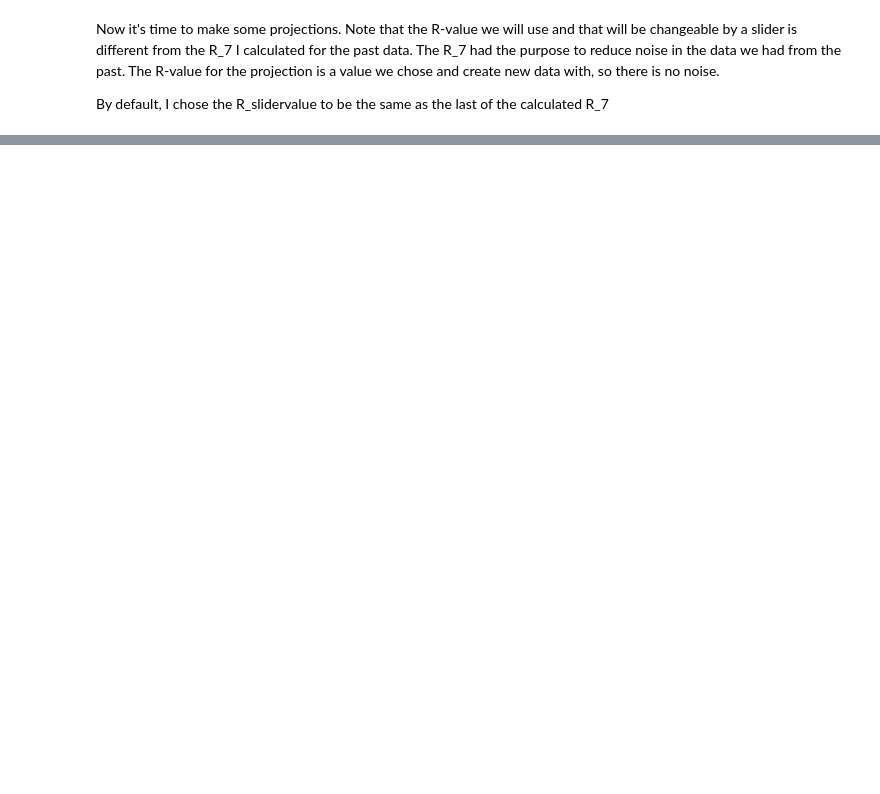
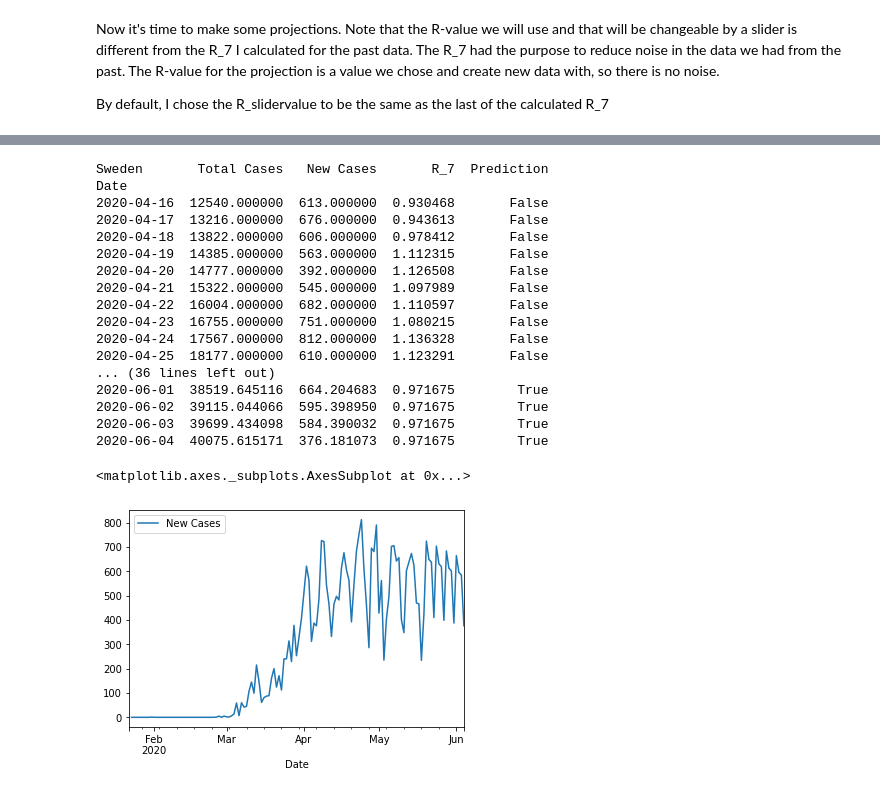
Before and after one commit to rechavar/pyCovid_TechLabsProj, a Jupyter notebook: TechLabs__finalProject.ipynb, the cells around one changed output, grey strips where cells are left out. Saved outputs shown, nothing was run; the diff lists cells and outputs as text; code cells hidden in the pictures; blank space fills up the shorter version.

```diff
--- a/TechLabs__finalProject.ipynb
+++ b/TechLabs__finalProject.ipynb
@@ -373,0 +326,34 @@ country_dataframes["Germany"].head(50)
+# %%
+from datetime import timedelta
+
+def create_projection(country):
+
+  country_prediction=(pd.DataFrame(index=pd.date_range(start=country_dataframes[country].index[-1], periods=14, freq='D'),
+                                   columns=["Total Cases", "New Cases", "R_7"]))
+  country_prediction.drop(country_prediction.index[0], inplace=True)
+  country_prediction.rename_axis(index='Date', columns=country,inplace=True)
+  country_prediction.index=pd.to_datetime(country_prediction.index)
+  country_dataframes[country]["Prediction"]=False
+  country_prediction["Prediction"]=True
+
+  country_combined=pd.concat([country_dataframes[country], country_prediction])
+
+  R_slidervalue_country=country_dataframes[country]["R_7"][-1]
+
+  for date in country_combined.index:
+    if country_combined.loc[date, 'Prediction']:
+      country_combined.loc[date, 'Total Cases']=R_slidervalue_country*(country_combined.shift(4).loc[date, 'Total Cases']-country_combined.shift(5).loc[date, 'Total Cases'])+country_combined.shift(1).loc[date, 'Total Cases']
+
+  country_combined['New Cases']=country_combined['Total Cases']-country_combined.shift(1)['Total Cases']
+  for date in country_combined.index:
+    try:
+      country_combined.loc[date, "R_7"]=(country_combined.loc[date, "Total Cases"]-country_combined.shift(7).loc[date, "Total Cases"])/(country_combined.shift(4).loc[date, "Total Cases"]-country_combined.shift(11).loc[date, "Total Cases"])
+    except ZeroDivisionError:
+      country_combined.loc[date, 'R_7']=None
+  country_combined["Total Cases"]=country_combined["Total Cases"].astype('float64')
+  country_combined["New Cases"]=country_combined["New Cases"].astype('float64')
+  country_combined["R_7"]=country_combined["R_7"].astype('float64')
+  return (country_combined)
+projection_dataframes = {country: create_projection(country) for country in data_confirmed.columns}
+
+projection_dataframes["Germany"].head(20)
@@ -373,0 +400,23 @@ country_dataframes["Germany"].head(50)
+# %%
+print (projection_dataframes['Sweden'].tail(50))
+projection_dataframes['Sweden'].plot(y="New Cases")
+# %% [output]
+Sweden       Total Cases   New Cases       R_7  Prediction
+Date
+2020-04-16  12540.000000  613.000000  0.930468       False
+2020-04-17  13216.000000  676.000000  0.943613       False
+2020-04-18  13822.000000  606.000000  0.978412       False
+2020-04-19  14385.000000  563.000000  1.112315       False
+2020-04-20  14777.000000  392.000000  1.126508       False
+2020-04-21  15322.000000  545.000000  1.097989       False
+2020-04-22  16004.000000  682.000000  1.110597       False
+2020-04-23  16755.000000  751.000000  1.080215       False
+2020-04-24  17567.000000  812.000000  1.136328       False
+2020-04-25  18177.000000  610.000000  1.123291       False
+... (36 lines left out)
+2020-06-01  38519.645116  664.204683  0.971675        True
+2020-06-02  39115.044066  595.398950  0.971675        True
+2020-06-03  39699.434098  584.390032  0.971675        True
+2020-06-04  40075.615171  376.181073  0.971675        True
+<matplotlib.axes._subplots.AxesSubplot at 0x...>
+[figure, added]
```
Also changed, not shown: parts of 16 cells of this notebook.
